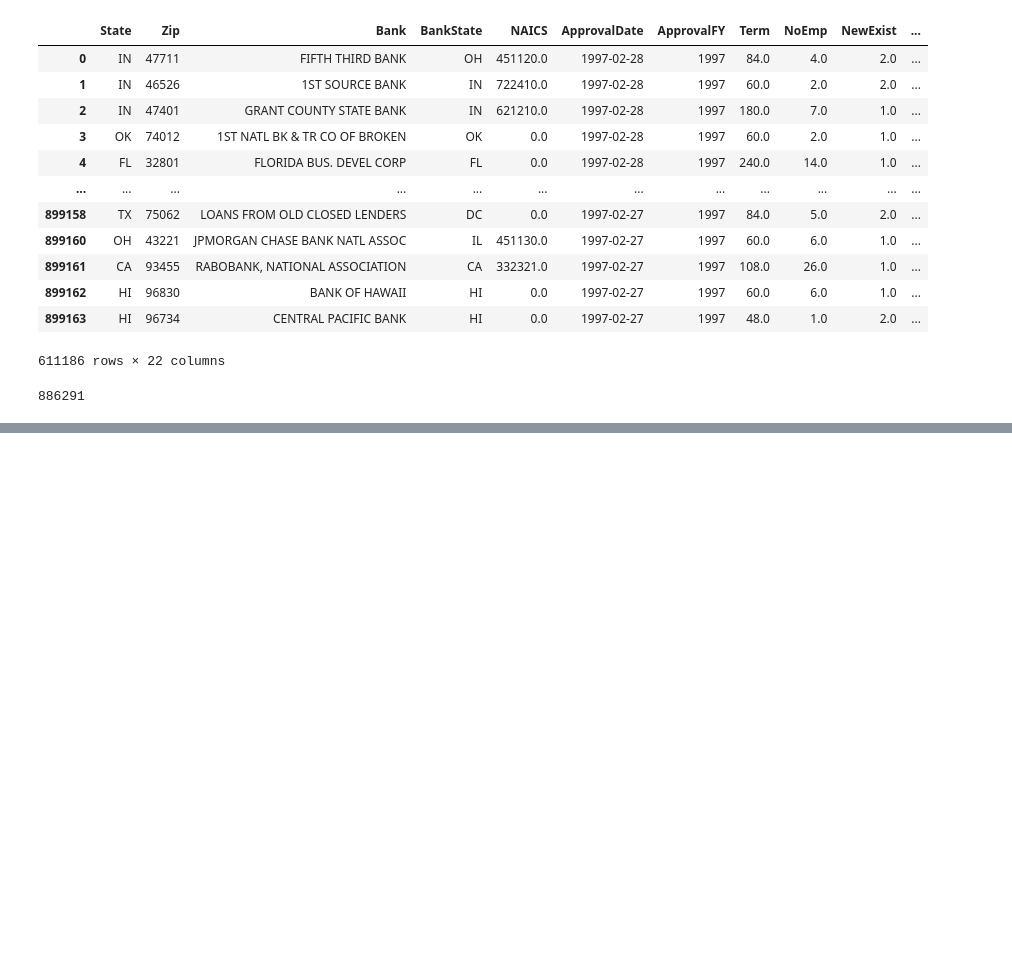
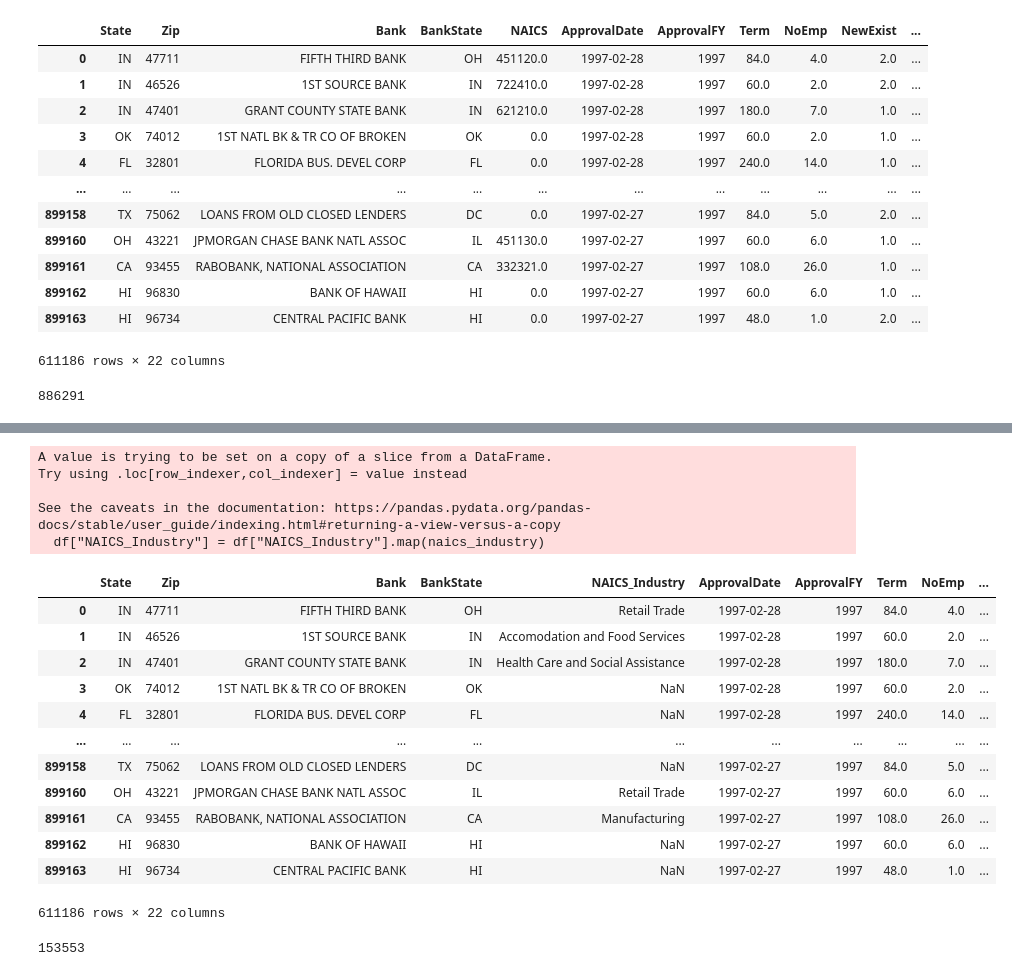
Before and after one commit to ik-okoro/SBA-Loans, a Jupyter notebook: SBA Loans Model.ipynb, the cells around one changed output, grey strips where cells are left out. Cells and saved outputs as stored; diff of their text form; code cells hidden in the pictures; blank space fills up the shorter version.

```diff
--- a/SBA Loans Model.ipynb
+++ b/SBA Loans Model.ipynb
@@ -527,0 +553,25 @@ This is the part I took some time to think about. Should I only keep instances o
+# %%
+naics_industry = {11 : "Agriculture, Forestry, Fishing and Hunting",
+                  21 : "Mining, Quarrying, and Oil & Gas Extraction",
+                  22 : "Utilities",
+                  23 : "Construction",
+                  31 : "Manufacturing",
+                  32 : "Manufacturing",
+                  33 : "Manufacturing",
+                  42 : "Wholesale Trade",
+                  44 : "Retail Trade",
+                  45 : "Retail Trade",
+                  48 : "Transportation and Warehousing",
+                  49 : "Transportation and Warehousing",
+                  51 : "Information",
+                  52 : "Finance and Insurance",
+                  53 : "Real Estate and Rental and Leasing",
+                  54 : "Professional, Scientific, and Technical Services",
+                  55 : "Management of companies and enterprises",
+                  56 : "Administrative, Support, Waste Management, and Remediation Services",
+                  61 : "Educational Services",
+                  62 : "Health Care and Social Assistance",
+                  71 : "Arts, Entertainment, and Recreation",
+                  72 : "Accomodation and Food Services",
+                  81 : "Other Services except Public Administration",
+                  92 : "Public Administration"}
@@ -527,0 +611,28 @@ This is the part I took some time to think about. Should I only keep instances o
+# %%
+# Change NAICS_Industry to show the actual industries
+
+df["NAICS_Industry"] = df["NAICS_Industry"].map(naics_industry)
+df
+# %% [output]
+A value is trying to be set on a copy of a slice from a DataFrame.
+Try using .loc[row_indexer,col_indexer] = value instead
+
+See the caveats in the documentation: https://pandas.pydata.org/pandas-docs/stable/user_guide/indexing.html#returning-a-view-versus-a-copy
+  df["NAICS_Industry"] = df["NAICS_Industry"].map(naics_industry)
+|  | State | Zip | Bank | BankState | NAICS_Industry | ApprovalDate | ApprovalFY | Term | NoEmp | ... |
+| 0 | IN | 47711 | FIFTH THIRD BANK | OH | Retail Trade | 1997-02-28 | 1997 | 84.0 | 4.0 | ... |
+| 1 | IN | 46526 | 1ST SOURCE BANK | IN | Accomodation and Food Services | 1997-02-28 | 1997 | 60.0 | 2.0 | ... |
+| 2 | IN | 47401 | GRANT COUNTY STATE BANK | IN | Health Care and Social Assistance | 1997-02-28 | 1997 | 180.0 | 7.0 | ... |
+| 3 | OK | 74012 | 1ST NATL BK & TR CO OF BROKEN | OK | NaN | 1997-02-28 | 1997 | 60.0 | 2.0 | ... |
+| 4 | FL | 32801 | FLORIDA BUS. DEVEL CORP | FL | NaN | 1997-02-28 | 1997 | 240.0 | 14.0 | ... |
+| ... | ... | ... | ... | ... | ... | ... | ... | ... | ... | ... |
+| 899158 | TX | 75062 | LOANS FROM OLD CLOSED LENDERS | DC | NaN | 1997-02-27 | 1997 | 84.0 | 5.0 | ... |
+| 899160 | OH | 43221 | JPMORGAN CHASE BANK NATL ASSOC | IL | Retail Trade | 1997-02-27 | 1997 | 60.0 | 6.0 | ... |
+| 899161 | CA | 93455 | RABOBANK, NATIONAL ASSOCIATION | CA | Manufacturing | 1997-02-27 | 1997 | 108.0 | 26.0 | ... |
+| 899162 | HI | 96830 | BANK OF HAWAII | HI | NaN | 1997-02-27 | 1997 | 60.0 | 6.0 | ... |
+| 899163 | HI | 96734 | CENTRAL PACIFIC BANK | HI | NaN | 1997-02-27 | 1997 | 48.0 | 1.0 | ... |
+611186 rows × 22 columns
+# %%
+len(df[df["NAICS_Industry"].isnull()])
+# %% [output]
+153553
```
Also changed, not shown: parts of 15 cells of this notebook.
